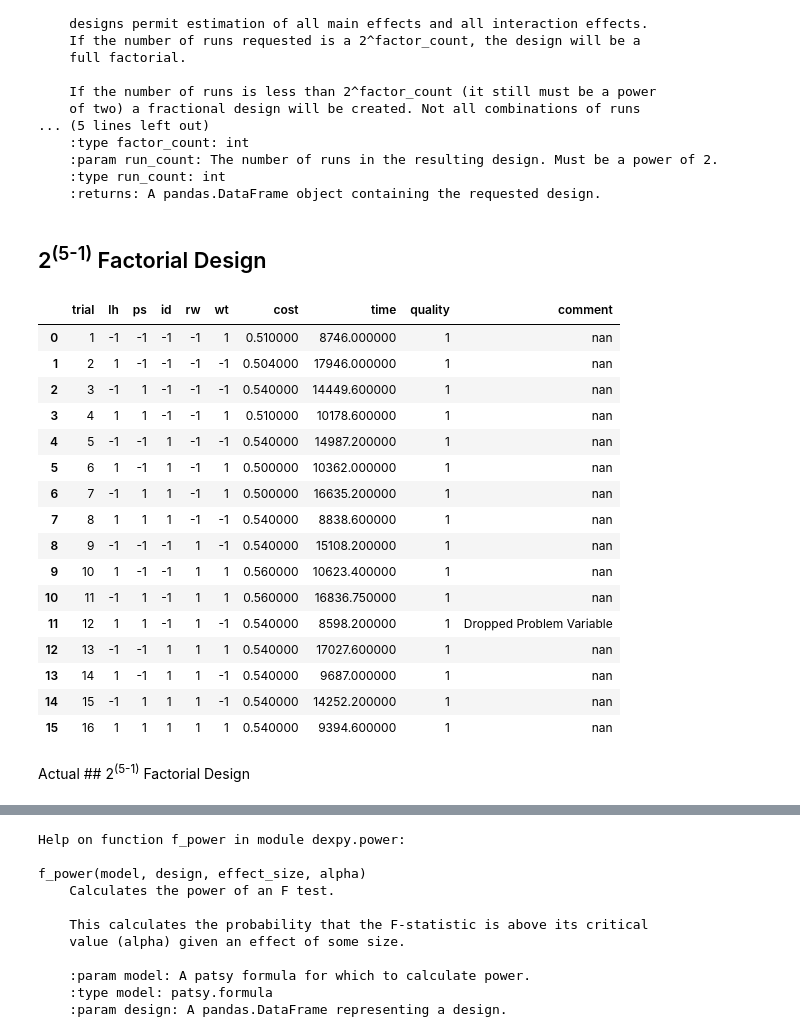
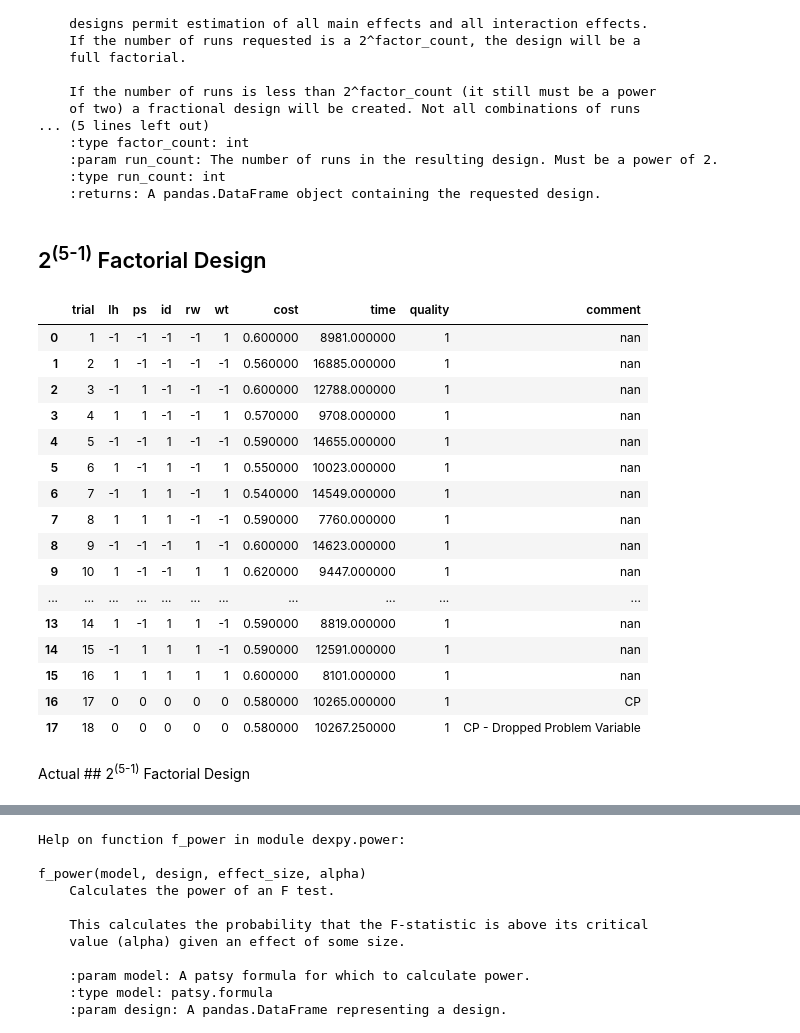
Before and after one commit to wilsongis/3DP_Experiments, a Jupyter notebook: Sample/SWX1-Time.ipynb, the cells around one changed output, grey strips where cells are left out. Saved outputs shown, nothing was run; the diff lists cells and outputs as text; code cells hidden in the pictures.

Commit message:
Updated notebooks and data

```diff
--- a/Sample/Test.ipynb
+++ b/Sample/SWX1-Time.ipynb
@@ -528,43 +528,43 @@ build_factorial(factor_count, run_count)
 # %%
 
 
-# cr6_print_history = dexpy.factorial.build_factorial(5, 2**(5-1))
-# cr6_print_history.columns = ['lh', 'ps', 'id', 'rw', 'wt']
+# swx1_print_history = dexpy.factorial.build_factorial(5, 2**(5-1))
+# swx1_print_history.columns = ['lh', 'ps', 'id', 'rw', 'wt']
 center_points = [
 ]
 
 columns = ['trial', 'lh', 'ps', 'id', 'rw', 'wt', 'cost', 'time', 'quality', 'comment']
 
-cr6_print_history = pd.read_csv('https://raw.githubusercontent.com/wilsongis/3DP_Experiments/main/Data/cr6-doe-schedule.csv', skiprows=1, names=columns)
+swx1_print_history = pd.read_csv('file:///Users/wilsonm/Dropbox%20(APSU%20GIS)/Projects%20(DB)/Dissertation/3DP_Experiments/Data/swx1-doe-schedule.csv', skiprows=1, names=columns)
 
-#cr6_print_history = cr6_print_history.append(pd.DataFrame(center_points * 2, columns=cr6_print_history.columns))
-cr6_print_history.index = np.arange(0, len(cr6_print_history))
+#swx1_print_history = swx1_print_history.append(pd.DataFrame(center_points * 2, columns=swx1_print_history.columns))
+swx1_print_history.index = np.arange(0, len(swx1_print_history))
 
 display(Markdown("## 2<sup>(5-1)</sup> Factorial Design"))
-display(PrettyPandas(cr6_print_history))
+display(PrettyPandas(swx1_print_history))
 
-actual_design = coded_to_actual(cr6_print_history, actual_lows, actual_highs)
-cr6_print_actual = actual_design
+actual_design = coded_to_actual(swx1_print_history, actual_lows, actual_highs)
+swx1_print_actual = actual_design
 display(Markdown("Actual ## 2<sup>(5-1)</sup> Factorial Design"))
 display(PrettyPandas(actual_design))
 # %% [output]
 ## 2<sup>(5-1)</sup> Factorial Design
 |  | trial | lh | ps | id | rw | wt | cost | time | quality | comment |
-| 0 | 1 | -1 | -1 | -1 | -1 | 1 | 0.510000 | 8746.000000 | 1 | nan |
-| 1 | 2 | 1 | -1 | -1 | -1 | -1 | 0.504000 | 17946.000000 | 1 | nan |
-| 2 | 3 | -1 | 1 | -1 | -1 | -1 | 0.540000 | 14449.600000 | 1 | nan |
-| 3 | 4 | 1 | 1 | -1 | -1 | 1 | 0.510000 | 10178.600000 | 1 | nan |
-| 4 | 5 | -1 | -1 | 1 | -1 | -1 | 0.540000 | 14987.200000 | 1 | nan |
-| 5 | 6 | 1 | -1 | 1 | -1 | 1 | 0.500000 | 10362.000000 | 1 | nan |
-| 6 | 7 | -1 | 1 | 1 | -1 | 1 | 0.500000 | 16635.200000 | 1 | nan |
-| 7 | 8 | 1 | 1 | 1 | -1 | -1 | 0.540000 | 8838.600000 | 1 | nan |
-| 8 | 9 | -1 | -1 | -1 | 1 | -1 | 0.540000 | 15108.200000 | 1 | nan |
-| 9 | 10 | 1 | -1 | -1 | 1 | 1 | 0.560000 | 10623.400000 | 1 | nan |
-| 10 | 11 | -1 | 1 | -1 | 1 | 1 | 0.560000 | 16836.750000 | 1 | nan |
-| 11 | 12 | 1 | 1 | -1 | 1 | -1 | 0.540000 | 8598.200000 | 1 | Dropped Problem Variable |
-| 12 | 13 | -1 | -1 | 1 | 1 | 1 | 0.540000 | 17027.600000 | 1 | nan |
-| 13 | 14 | 1 | -1 | 1 | 1 | -1 | 0.540000 | 9687.000000 | 1 | nan |
-| 14 | 15 | -1 | 1 | 1 | 1 | -1 | 0.540000 | 14252.200000 | 1 | nan |
-| 15 | 16 | 1 | 1 | 1 | 1 | 1 | 0.540000 | 9394.600000 | 1 | nan |
+| 0 | 1 | -1 | -1 | -1 | -1 | 1 | 0.600000 | 8981.000000 | 1 | nan |
+| 1 | 2 | 1 | -1 | -1 | -1 | -1 | 0.560000 | 16885.000000 | 1 | nan |
+| 2 | 3 | -1 | 1 | -1 | -1 | -1 | 0.600000 | 12788.000000 | 1 | nan |
+| 3 | 4 | 1 | 1 | -1 | -1 | 1 | 0.570000 | 9708.000000 | 1 | nan |
+| 4 | 5 | -1 | -1 | 1 | -1 | -1 | 0.590000 | 14655.000000 | 1 | nan |
+| 5 | 6 | 1 | -1 | 1 | -1 | 1 | 0.550000 | 10023.000000 | 1 | nan |
+| 6 | 7 | -1 | 1 | 1 | -1 | 1 | 0.540000 | 14549.000000 | 1 | nan |
+| 7 | 8 | 1 | 1 | 1 | -1 | -1 | 0.590000 | 7760.000000 | 1 | nan |
+| 8 | 9 | -1 | -1 | -1 | 1 | -1 | 0.600000 | 14623.000000 | 1 | nan |
+| 9 | 10 | 1 | -1 | -1 | 1 | 1 | 0.620000 | 9447.000000 | 1 | nan |
+| ... | ... | ... | ... | ... | ... | ... | ... | ... | ... | ... |
+| 13 | 14 | 1 | -1 | 1 | 1 | -1 | 0.590000 | 8819.000000 | 1 | nan |
+| 14 | 15 | -1 | 1 | 1 | 1 | -1 | 0.590000 | 12591.000000 | 1 | nan |
+| 15 | 16 | 1 | 1 | 1 | 1 | 1 | 0.600000 | 8101.000000 | 1 | nan |
+| 16 | 17 | 0 | 0 | 0 | 0 | 0 | 0.580000 | 10265.000000 | 1 | CP |
+| 17 | 18 | 0 | 0 | 0 | 0 | 0 | 0.580000 | 10267.250000 | 1 | CP - Dropped Problem Variable |
 Actual ## 2<sup>(5-1)</sup> Factorial Design
 |  | trial | lh | ps | id | rw | wt | cost | time | quality | comment |
```
Also changed, not shown: parts of 15 cells of this notebook, 3 other files.
